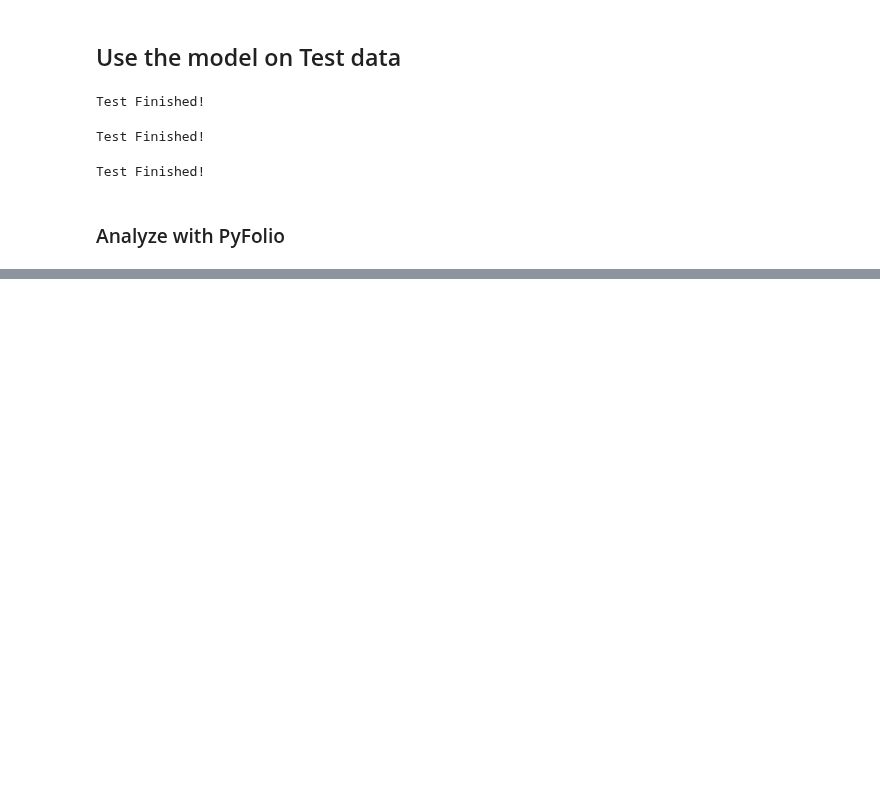
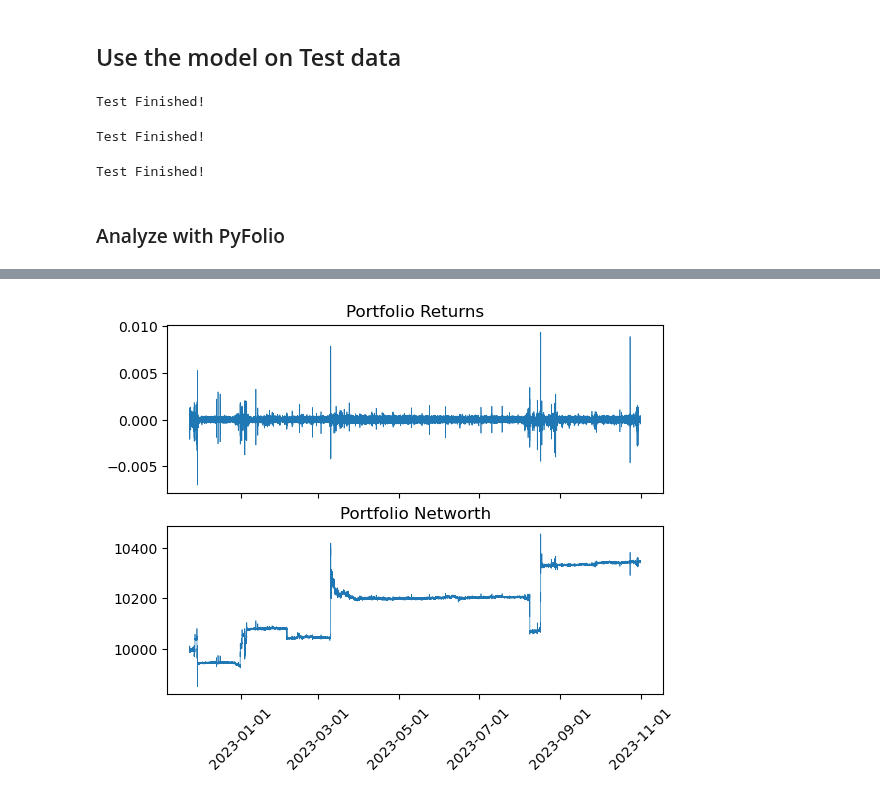
Before and after one commit to Hongshen-Yang/pair-trading-envs, a Jupyter notebook: trade_RL_freeop.ipynb, the cells around one changed output, grey strips where cells are left out. Saved outputs shown, nothing was run; the diff lists cells and outputs as text; code cells hidden in the pictures; blank space fills up the shorter version.

Commit message:
remove pyfolio, use self-drawn graphs instead

```diff
--- a/trade_RL_freeop.ipynb
+++ b/trade_RL_freeop.ipynb
@@ -220,11 +230,0 @@ The best model is networth_ppo.csv
-# %%
-def get_return(networthcsv):
-    returns = pd.read_csv(networthcsv, names=['datetime', 'returns', "action", "position", "order0", "order1"])
-    returns['datetime'] = pd.to_datetime(returns['datetime'])
-    returns.set_index('datetime', inplace=True)
-    res_daily = returns.resample('D').mean()
-    res_daily['returns'] = res_daily['returns'].pct_change()
-    res_daily = res_daily.dropna()
-    return res_daily
-
-best_return = get_return(f'result/rl-freeop/{best_model}')
@@ -237 +248,17 @@ get_metrics(best_return)
+# %%
+import matplotlib.pyplot as plt
+import matplotlib.dates as mdates
+
+fig, (ax1, ax2) = plt.subplots(2, 1, sharex=True)
+
+ax1.plot(best_return.index, best_return['returns'], linewidth=0.5)
+ax1.set_title("Portfolio Returns")
+
+ax2.plot(best_return.index, best_return['values'], linewidth=0.5)
+ax2.set_title("Portfolio Networth")
+
+ax2.set_xticklabels(ax2.get_xticks(), rotation=45)
+ax2.xaxis.set_major_formatter(mdates.DateFormatter('%Y-%m-%d'))
+# %% [output]
+[figure, added]
 # %%
```
Also changed, not shown: parts of 9 cells of this notebook, 23 other files.
